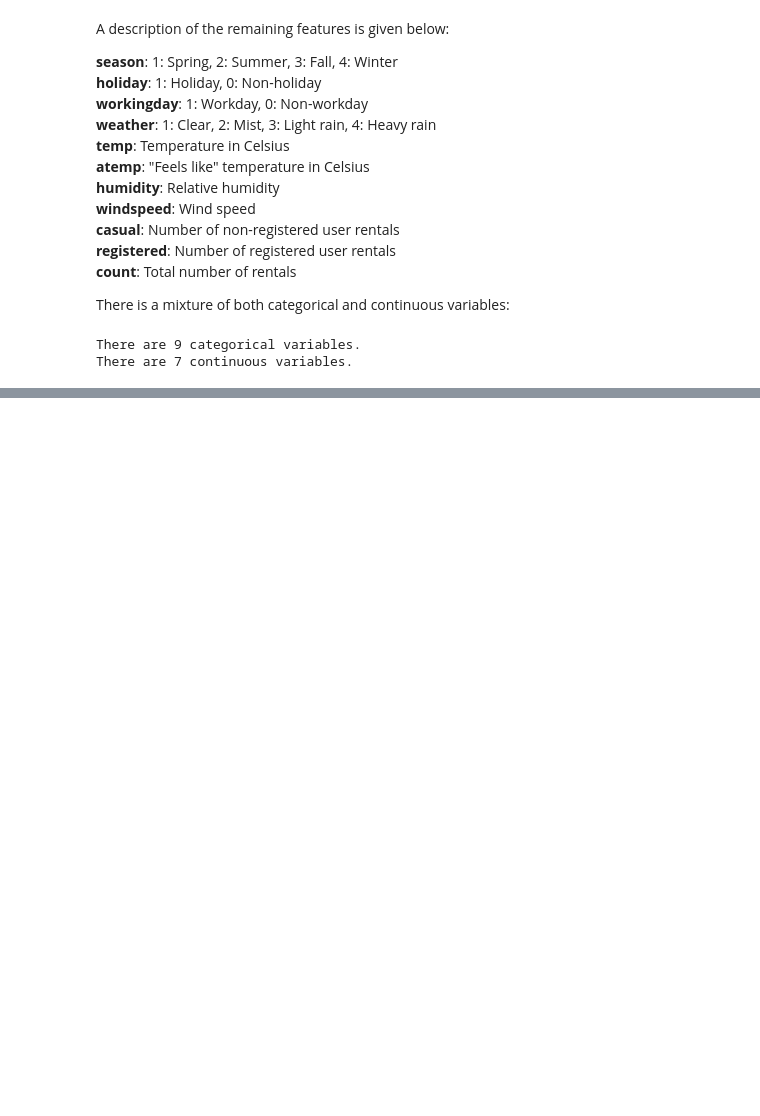
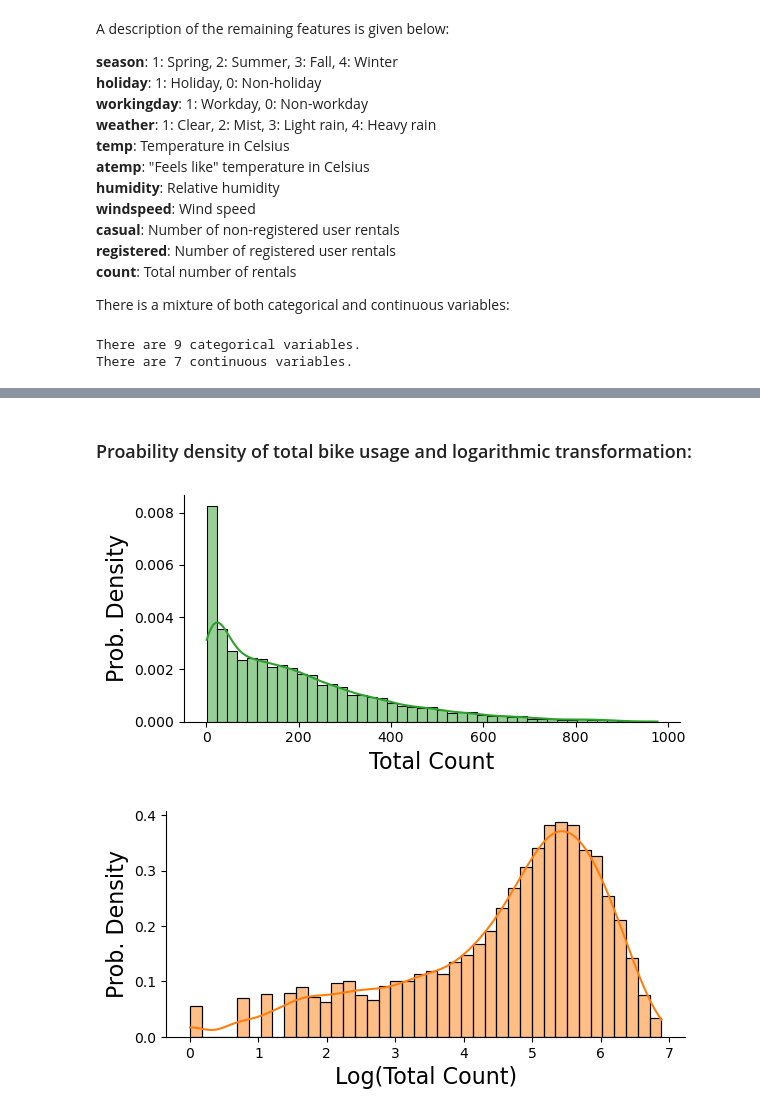
Before and after one commit to owenpb/Kaggle-Bike-Sharing-Prediction, a Jupyter notebook: kaggle-bike-sharing.ipynb, the cells around one changed output, grey strips where cells are left out. Drawn from its saved outputs; the diff is of its cells as text; code cells hidden in the pictures; blank space fills up the shorter version.

```diff
--- a/kaggle-bike-sharing.ipynb
+++ b/kaggle-bike-sharing.ipynb
@@ -97,0 +102,14 @@ There are 7 continuous variables.
+# %% [markdown]
+### Proability density of total bike usage and logarithmic transformation:
+# %%
+sns.displot(df["count"], kde=True, height=3, aspect=2, stat='density', color='tab:green')
+plt.xlabel('Total Count', fontsize=16)
+plt.ylabel('Prob. Density', fontsize=16)
+
+sns.displot(np.log(df["count"]), kde=True, height=3, aspect=2, stat='density', color='tab:orange')
+plt.xlabel('Log(Total Count)', fontsize=16)
+plt.ylabel('Prob. Density', fontsize=16)
+plt.show()
+# %% [output]
+[figure, added]
+[figure, added]
```
Also changed, not shown: parts of 24 cells of this notebook.
